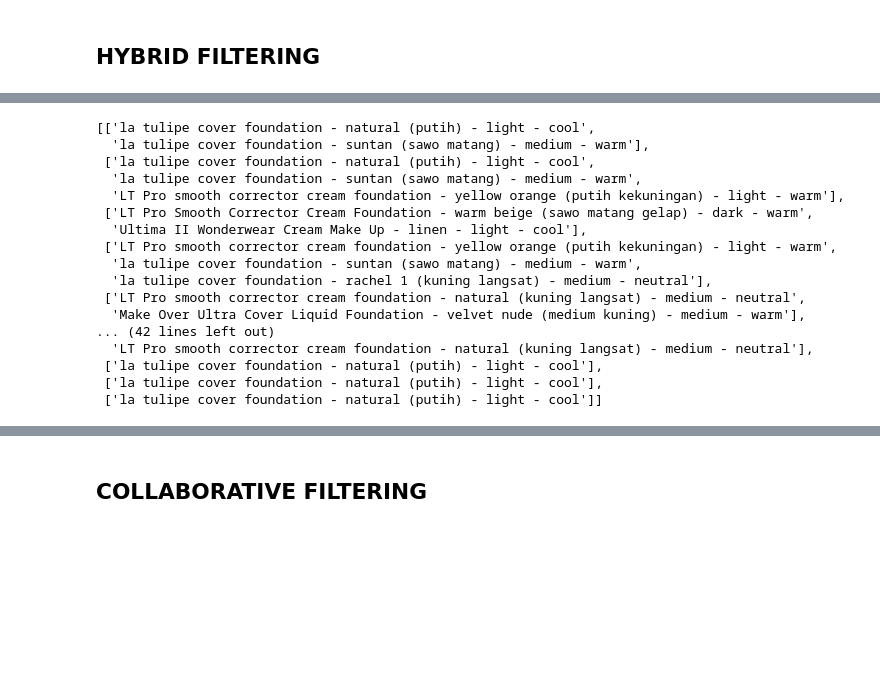
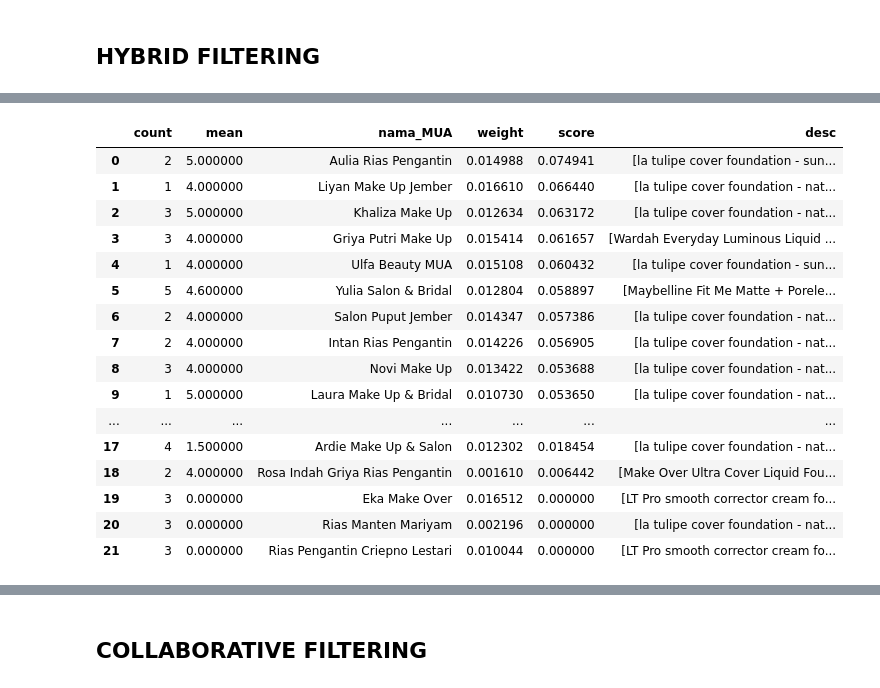
Before and after one commit to narandharanggi/MUA, a Jupyter notebook: hybrid_method.ipynb, the cells around one changed output, grey strips where cells are left out. Saved outputs shown, nothing was run; the diff lists cells and outputs as text; code cells hidden in the pictures; blank space fills up the shorter version.

```diff
--- a/hybrid_method.ipynb
+++ b/hybrid_method.ipynb
@@ -396 +540,21 @@ zz = pivot[['no', 'produk_makeup', 'shade', 'skin_color', 'skin_undertone']]
+# %%
+pivot_
+# %% [output]
+|  | count | mean | nama_MUA | weight | score | desc |
+| 0 | 2 | 5.000000 | Aulia Rias Pengantin | 0.014988 | 0.074941 | [la tulipe cover foundation - sun... |
+| 1 | 1 | 4.000000 | Liyan Make Up Jember | 0.016610 | 0.066440 | [la tulipe cover foundation - nat... |
+| 2 | 3 | 5.000000 | Khaliza Make Up | 0.012634 | 0.063172 | [la tulipe cover foundation - nat... |
+| 3 | 3 | 4.000000 | Griya Putri Make Up | 0.015414 | 0.061657 | [Wardah Everyday Luminous Liquid ... |
+| 4 | 1 | 4.000000 | Ulfa Beauty MUA | 0.015108 | 0.060432 | [la tulipe cover foundation - sun... |
+| 5 | 5 | 4.600000 | Yulia Salon & Bridal | 0.012804 | 0.058897 | [Maybelline Fit Me Matte + Porele... |
+| 6 | 2 | 4.000000 | Salon Puput Jember | 0.014347 | 0.057386 | [la tulipe cover foundation - nat... |
+| 7 | 2 | 4.000000 | Intan Rias Pengantin | 0.014226 | 0.056905 | [la tulipe cover foundation - nat... |
+| 8 | 3 | 4.000000 | Novi Make Up | 0.013422 | 0.053688 | [la tulipe cover foundation - nat... |
+| 9 | 1 | 5.000000 | Laura Make Up & Bridal | 0.010730 | 0.053650 | [la tulipe cover foundation - nat... |
+| ... | ... | ... | ... | ... | ... | ... |
+| 17 | 4 | 1.500000 | Ardie Make Up & Salon | 0.012302 | 0.018454 | [la tulipe cover foundation - nat... |
+| 18 | 2 | 4.000000 | Rosa Indah Griya Rias Pengantin | 0.001610 | 0.006442 | [Make Over Ultra Cover Liquid Fou... |
+| 19 | 3 | 0.000000 | Eka Make Over | 0.016512 | 0.000000 | [LT Pro smooth corrector cream fo... |
+| 20 | 3 | 0.000000 | Rias Manten Mariyam | 0.002196 | 0.000000 | [la tulipe cover foundation - nat... |
+| 21 | 3 | 0.000000 | Rias Pengantin Criepno Lestari | 0.010044 | 0.000000 | [LT Pro smooth corrector cream fo... |
 # %%
@@ -400,23 +564,3 @@ zz = zz.groupby('no').agg({'desc': lambda x: list(x)}).reset_index()
-# %%
-zz['desc'].to_list()
-# %% [output]
-[['la tulipe cover foundation - natural (putih) - light - cool',
-  'la tulipe cover foundation - suntan (sawo matang) - medium - warm'],
- ['la tulipe cover foundation - natural (putih) - light - cool',
-  'la tulipe cover foundation - suntan (sawo matang) - medium - warm',
-  'LT Pro smooth corrector cream foundation - yellow orange (putih kekuningan) - light - warm'],
- ['LT Pro Smooth Corrector Cream Foundation - warm beige (sawo matang gelap) - dark - warm',
-  'Ultima II Wonderwear Cream Make Up - linen - light - cool'],
- ['LT Pro smooth corrector cream foundation - yellow orange (putih kekuningan) - light - warm',
-  'la tulipe cover foundation - suntan (sawo matang) - medium - warm',
-  'la tulipe cover foundation - rachel 1 (kuning langsat) - medium - neutral'],
- ['LT Pro smooth corrector cream foundation - natural (kuning langsat) - medium - neutral',
-  'Make Over Ultra Cover Liquid Foundation - velvet nude (medium kuning) - medium - warm'],
-... (42 lines left out)
-  'LT Pro smooth corrector cream foundation - natural (kuning langsat) - medium - neutral'],
- ['la tulipe cover foundation - natural (putih) - light - cool'],
- ['la tulipe cover foundation - natural (putih) - light - cool'],
- ['la tulipe cover foundation - natural (putih) - light - cool']]
 # %%
 mean_mae_hy, mean_mse_hy
 # %% [output]
```
Also changed, not shown: parts of 15 cells of this notebook.
